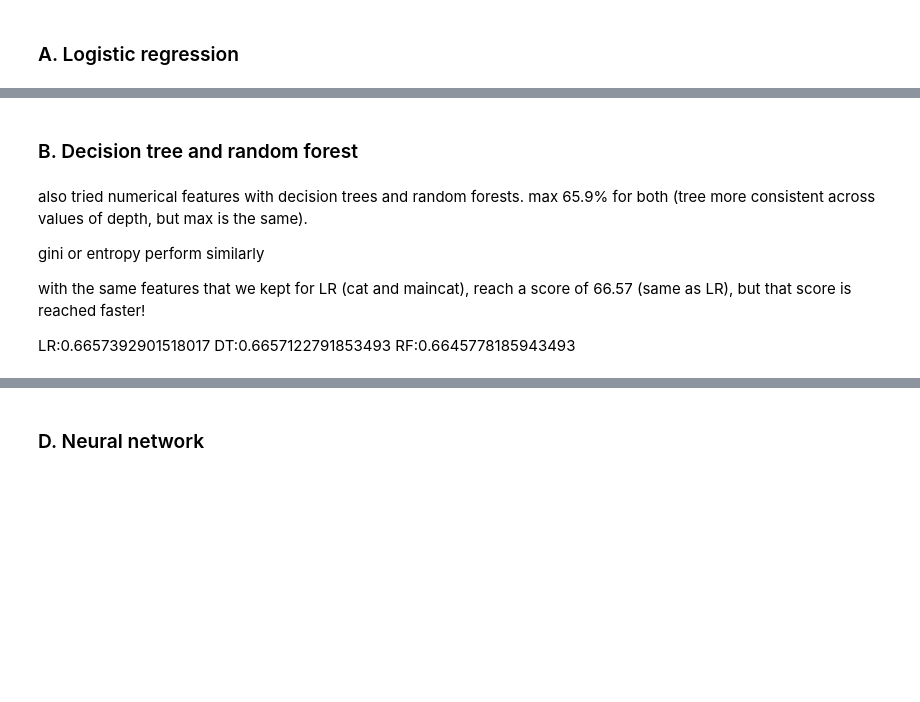
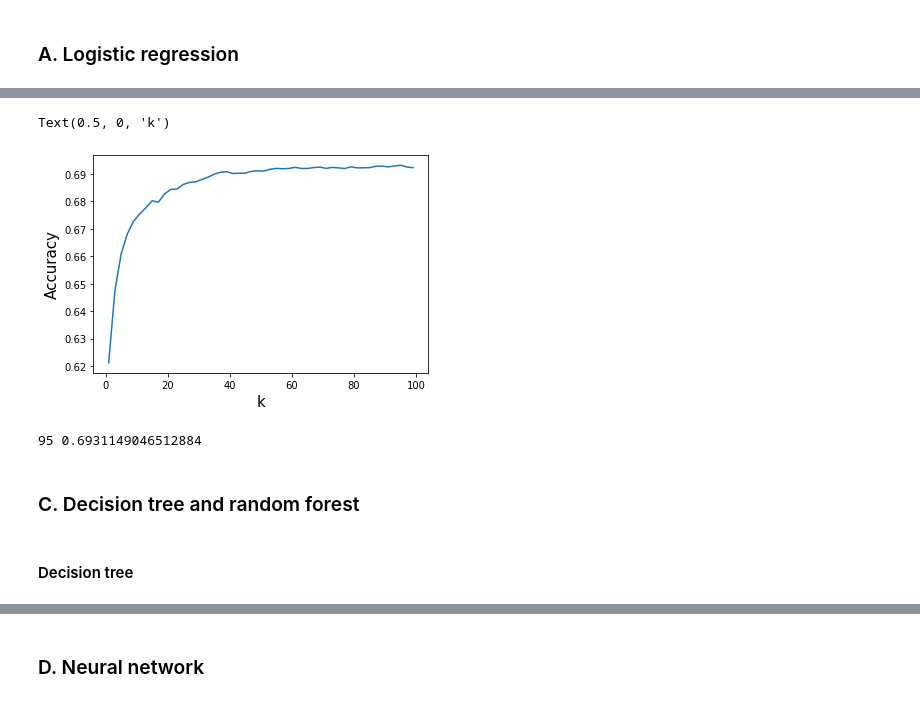
Before and after one commit to tbacha/DMML2019_Team_Apple, a Jupyter notebook: code/Kickstarter_notebook_Team_Apple_ML.ipynb, the cells around one changed output, grey strips where cells are left out. Drawn from its saved outputs; the diff is of its cells as text; code cells hidden in the pictures; blank space fills up the shorter version.

```diff
--- a/code/Kickstarter_notebook_Team_Apple_ML.ipynb
+++ b/code/Kickstarter_notebook_Team_Apple_ML.ipynb
@@ -52,6 +50,7 @@ Requirement already satisfied, skipping upgrade: setuptools>=41.0.0 in c:\progra
 Requirement already satisfied, skipping upgrade: markdown>=2.6.8 in c:\programdata\anaconda3\lib\site-packages (from tensorboard<1.15.0,>=1.14.0->tensorflow==1.14.0) (3.1.1)
 Requirement already satisfied, skipping upgrade: werkzeug>=0.11.15 in c:\programdata\anaconda3\lib\site-packages (from tensorboard<1.15.0,>=1.14.0->tensorflow==1.14.0) (0.15.4)
 # %%
+# loading the cleaned dataset
 from cleaning import df
 
 import numpy as np
@@ -59,13 +58,11 @@ import pandas as pd
 import seaborn as sns
 
 import matplotlib.pyplot as plt
-from matplotlib.colors import ListedColormap
-%matplotlib inline
-plt.rcParams['figure.figsize'] = (5,5)
 
 from sklearn.preprocessing import OneHotEncoder
 from sklearn.preprocessing import LabelEncoder
 from sklearn.preprocessing import MinMaxScaler
+from sklearn.preprocessing import StandardScaler
 from sklearn.linear_model import LogisticRegressionCV
 from sklearn.tree import DecisionTreeClassifier
 from sklearn.ensemble import RandomForestClassifier
@@ -90,10 +104,12 @@ Using TensorFlow backend.
 # %% [markdown]
 Numeric features are normalized between 0 and 1 in order to have a better basis for comparison.
 # %%
-# This code can be used should normalization be necessary
+mm = MinMaxScaler()
+std = StandardScaler()
 
-scaler = MinMaxScaler()
-df["usd_goal_real"] = pd.DataFrame(scaler.fit_transform(df["usd_goal_real"].to_numpy().reshape(-1, 1)))
-df["elapsed_time"] = pd.DataFrame(scaler.fit_transform(pd.to_numeric(df["elapsed_time"]).to_numpy().reshape(-1, 1)))
+goal_mm = pd.DataFrame(mm.fit_transform(df["usd_goal_real"].to_numpy().reshape(-1, 1)))
+goal_std = pd.DataFrame(std.fit_transform(df["usd_goal_real"].to_numpy().reshape(-1, 1)))
+time_mm = pd.DataFrame(mm.fit_transform(pd.to_numeric(df["elapsed_time"]).to_numpy().reshape(-1, 1)))
+time_std = pd.DataFrame(std.fit_transform(pd.to_numeric(df["elapsed_time"]).to_numpy().reshape(-1, 1)))
 # %% [markdown]
 We are setting the random state to an arbitrarily chosen number to enable comparison between models and their parameters.
@@ -149,0 +199,16 @@ classification_report(y_test, LR.predict(X_test), output_dict=True)
+# %%
+scores = []
+k_lim = 100
+k_max = 0
+
+for k in range(1, k_lim, 2):
+    print(k)
+    KNN = KNeighborsClassifier(n_neighbors=k)
+    KNN.fit(X_train, y_train)
+    score = KNN.score(X_test, y_test)
+    scores.append(score)
+    if score >= max(scores):
+        k_max = k
+
+print(scores)
+print(k_max)
@@ -150,12 +233,16 @@ classification_report(y_test, LR.predict(X_test), output_dict=True)
+# %%
+plt.plot(range(1, k_lim, 2), scores)
+plt.ylabel("Accuracy", size=15)
+plt.xlabel("k", size=15)
+# %% [output]
+Text(0.5, 0, 'k')
+[figure, added]
+# %%
+i = np.argmax(scores)
+print(i*2+1, scores[i])
+# %% [output]
+95 0.6931149046512884
 # %% [markdown]
-### B. Decision tree and random forest<a name="dtrf"></a>
+### C. Decision tree and random forest<a name="dtrf"></a>
-# %% [markdown]
-also tried numerical features with decision trees and random forests. max 65.9% for both (tree more consistent across values of depth, but max is the same).
-
-gini or entropy perform similarly
-
-with the same features that we kept for LR (cat and maincat), reach a score of 66.57 (same as LR), but that score is reached faster!
-
-LR:0.6657392901518017
-DT:0.6657122791853493
-RF:0.6645778185943493
+# %% [markdown]
+#### Decision tree
```
Also changed, not shown: parts of 25 cells of this notebook, 1 other file.
